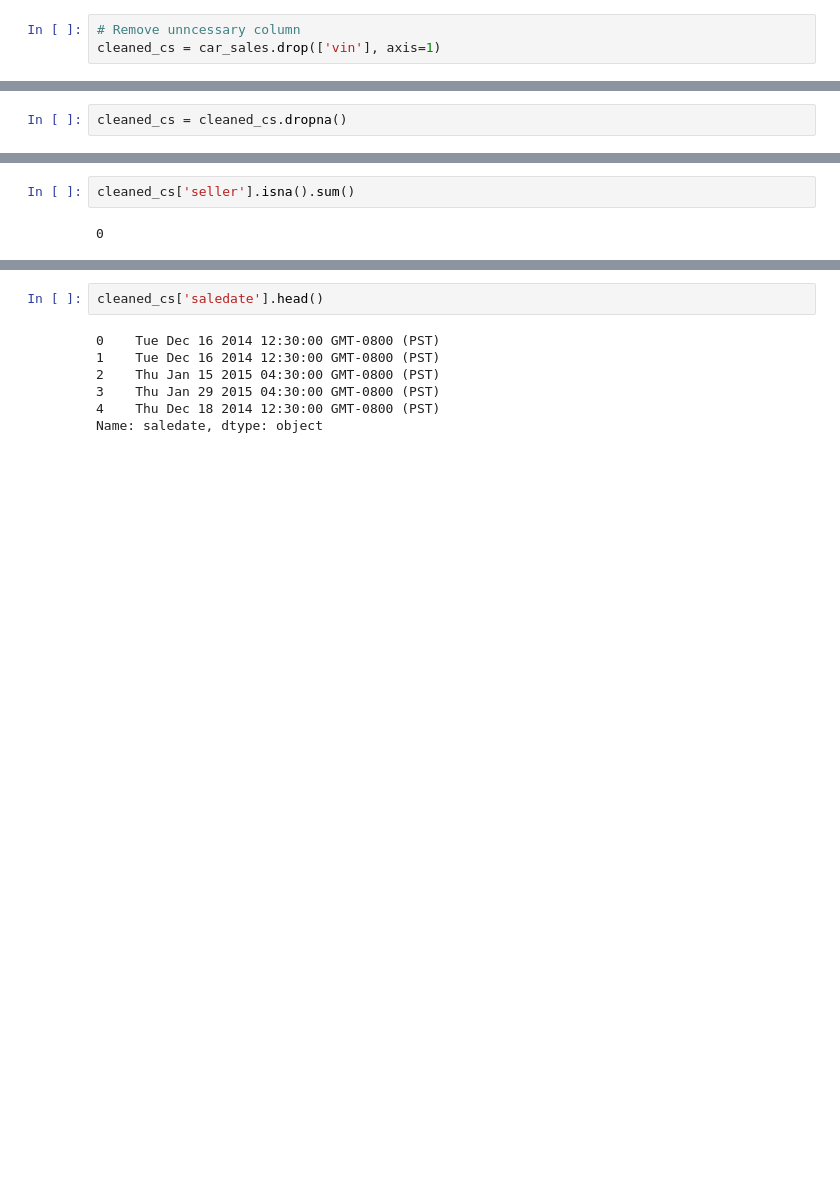
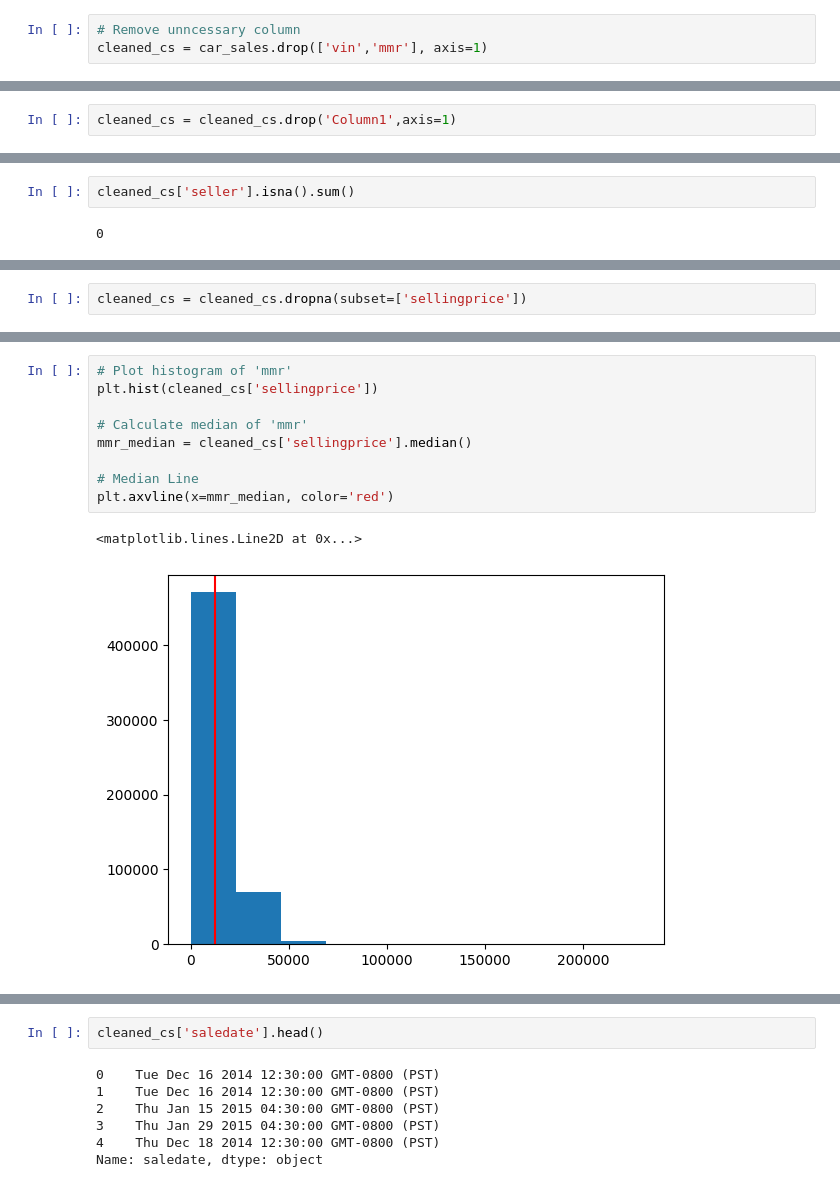
Before and after one commit to Kittisak-M/Best-Strategy-to-Buy-Car-for-Value-Concious-Customer, a Jupyter notebook: car-sales-exploratory-data-analysis.ipynb, the cells around one changed output, grey strips where cells are left out. Saved outputs shown, nothing was run; the diff lists cells and outputs as text; blank space fills up the shorter version.

```diff
--- a/car-sales-exploratory-data-analysis.ipynb
+++ b/car-sales-exploratory-data-analysis.ipynb
@@ -161,7 +155,7 @@ dtype: float64
 ### As you can see, there is a 12% missing value in the 'transmission' column, which exceeds the 10% threshold. Cleasing or transformation is necessary
 # %%
 # Remove unncessary column
-cleaned_cs = car_sales.drop(['vin'], axis=1)
+cleaned_cs = car_sales.drop(['vin','mmr'], axis=1)
 # %%
 # Count unique value in the transmission column
 car_sales['transmission'].value_counts(dropna=False)
@@ -578,8 +570,6 @@ condition
 11.0       86
 13.0       79
 Name: count, dtype: int64
-# %%
-cleaned_cs = cleaned_cs.dropna()
 # %%
 cleaned_cs['condition'].isnull().sum()
 # %% [output]
@@ -772,3 +778,5 @@ Number of numerical values in 'odometer': 533648
+# %%
+cleaned_cs = cleaned_cs.drop('Column1',axis=1)
 # %% [markdown]
 # Seller col
 # %%
@@ -860,0 +808,2 @@ cleaned_cs['sellingprice'].isnull().sum()
+# %%
+cleaned_cs = cleaned_cs.dropna(subset=['sellingprice'])
@@ -860,0 +843,12 @@ cleaned_cs['sellingprice'].isnull().sum()
+# %%
+# Plot histogram of 'mmr'
+plt.hist(cleaned_cs['sellingprice'])
+
+# Calculate median of 'mmr'
+mmr_median = cleaned_cs['sellingprice'].median()
+
+# Median Line
+plt.axvline(x=mmr_median, color='red')
+# %% [output]
+<matplotlib.lines.Line2D at 0x...>
+[figure, added]
```
Also changed, not shown: parts of 49 cells of this notebook.
